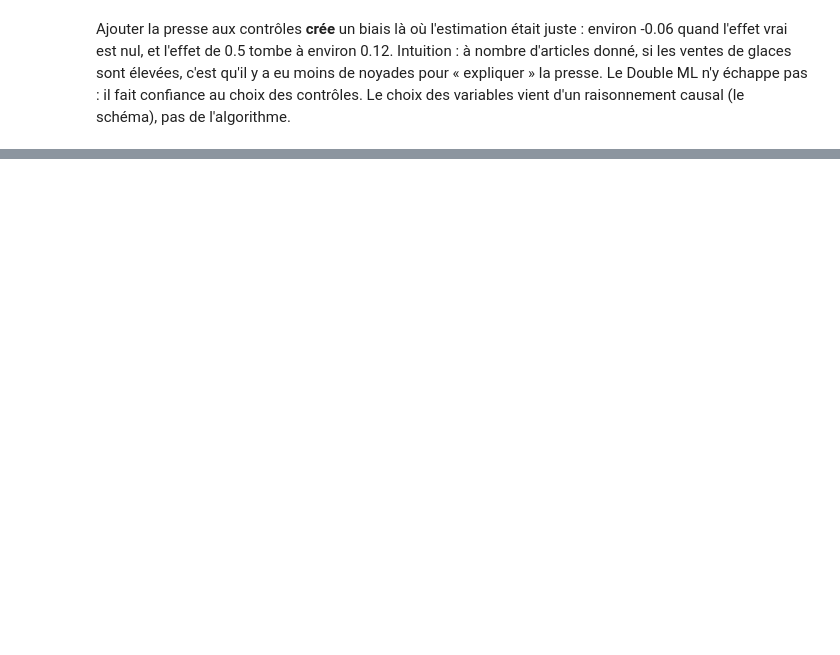
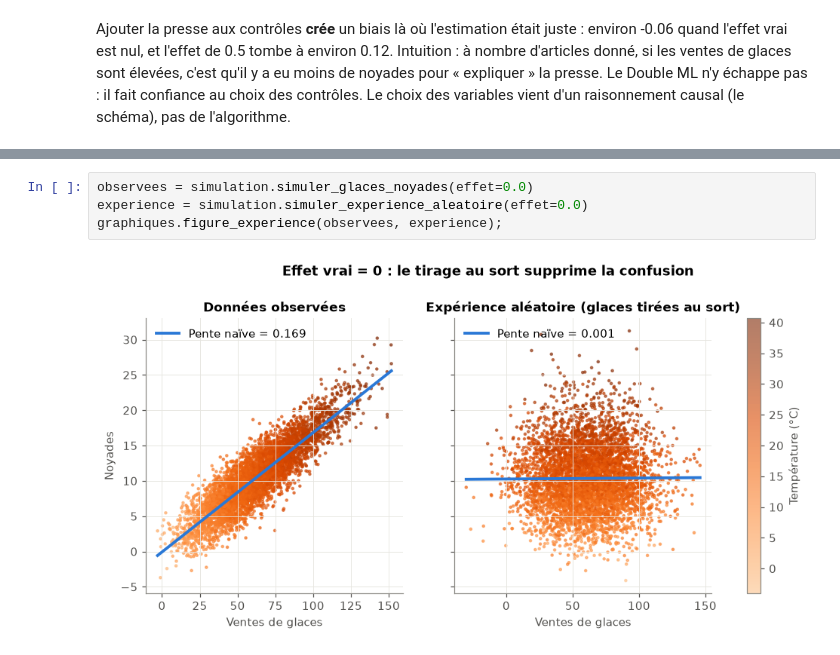
Before and after one commit to maxime2476/correlation-vs-causalite, a Jupyter notebook: notebook.ipynb, the cells around one changed output, grey strips where cells are left out. Drawn from its saved outputs; the diff is of its cells as text; blank space fills up the shorter version.

```diff
--- a/notebook.ipynb
+++ b/notebook.ipynb
@@ -397,0 +448,6 @@ pas : il fait confiance au choix des contrôles. Le choix des variables vient d'
+# %%
+observees = simulation.simuler_glaces_noyades(effet=0.0)
+experience = simulation.simuler_experience_aleatoire(effet=0.0)
+graphiques.figure_experience(observees, experience);
+# %% [output]
+[figure, added]
```
Also changed, not shown: parts of 13 cells of this notebook, 12 other files.
